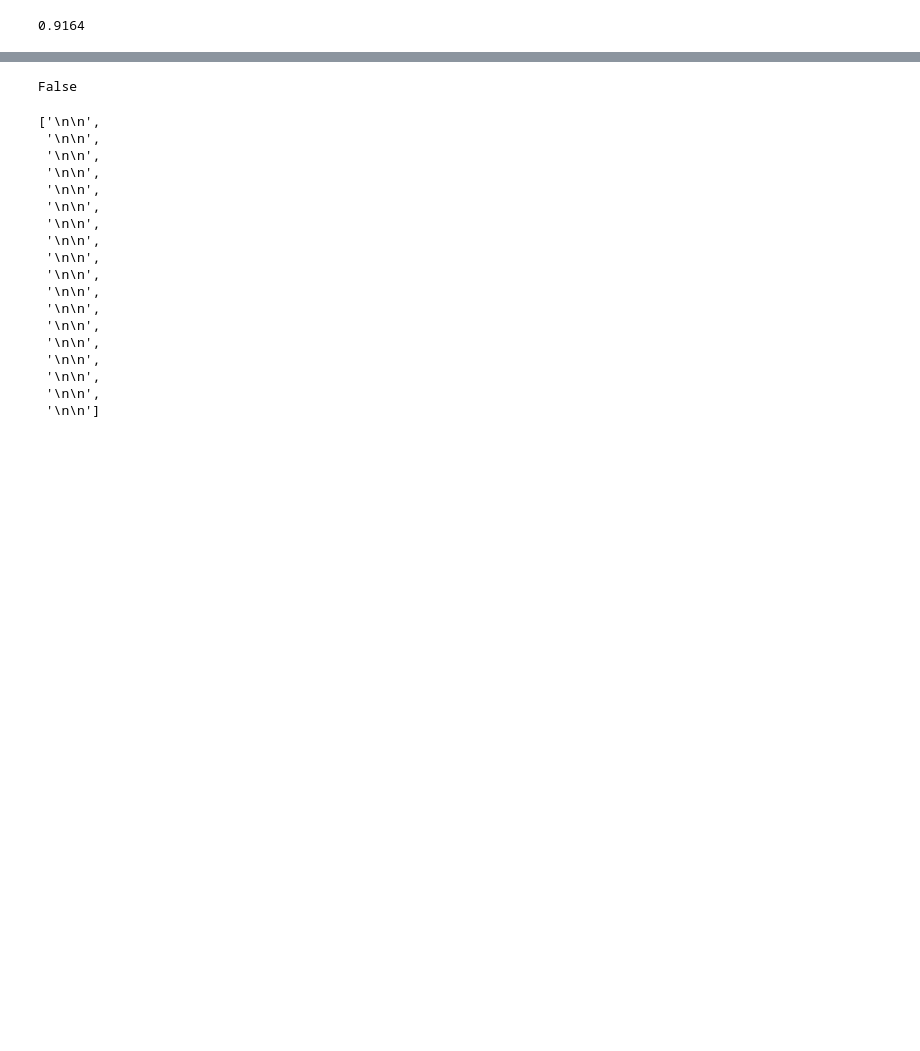
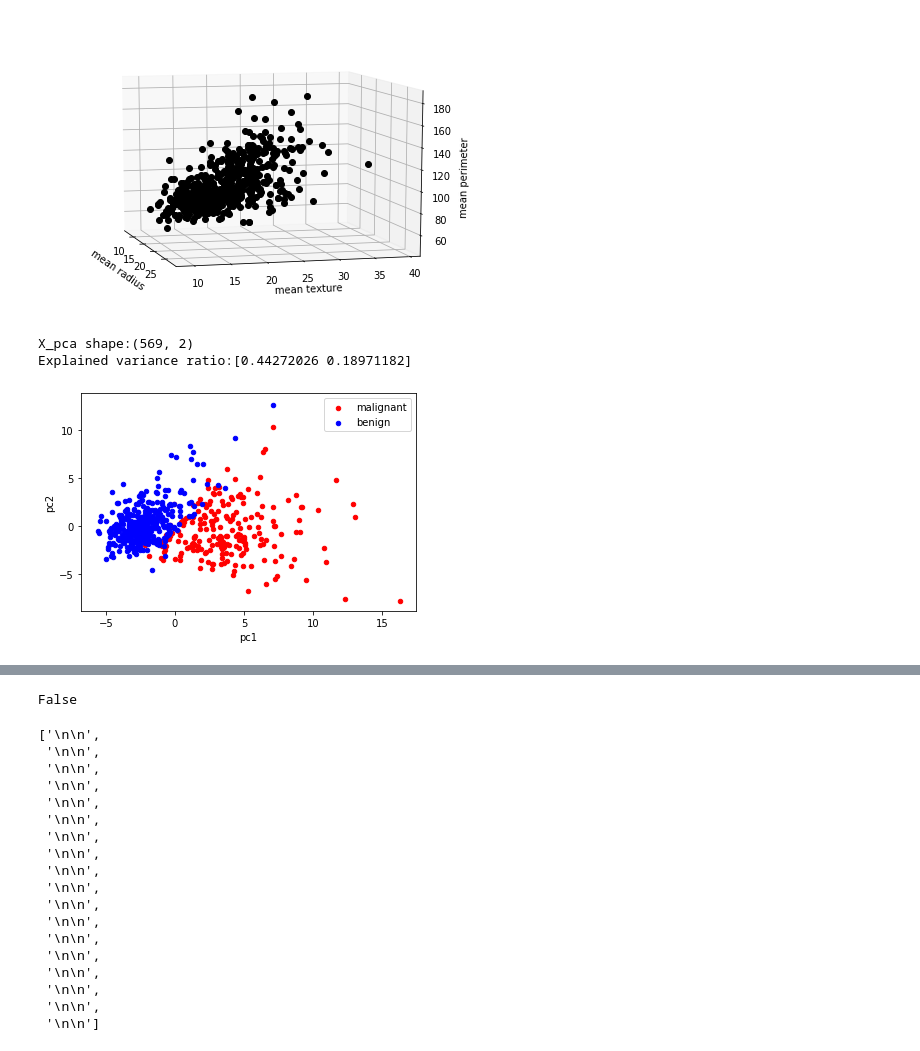
Before and after one commit to tsuchida5030/techgym_ai, a Jupyter notebook: Chapter_1/AI_running_1.ipynb, the cells around one changed output, grey strips where cells are left out. Drawn from its saved outputs; the diff is of its cells as text; code cells hidden in the pictures; blank space fills up the shorter version.

```diff
--- a/Chapter_1/AI_running_1.ipynb
+++ b/Chapter_1/AI_running_1.ipynb
@@ -231,4 +1,64 @@ plt.scatter(X_std[:, 0], X_std[:, 1])
-# %%
-X[:,1].max()
-# %% [output]
-0.9164
+# %%
+#AI-TECHGYM-1-6-A-1
+#教師なし学習 PCA
+
+#データ加工・処理・分析ライブラリ
+import pandas as pd
+
+#可視化ライブラリ
+import matplotlib.pyplot as plt
+from mpl_toolkits.mplot3d import Axes3D
+%matplotlib inline
+
+#インポート
+from sklearn.preprocessing import StandardScaler
+from sklearn.decomposition import PCA
+
+#乳がんデータを読み込むためのインポート
+from sklearn.datasets import load_breast_cancer
+
+#乳がんデータの取得
+cancer = load_breast_cancer()
+
+#三次元のグラフ
+fig = plt.figure()
+ax_3d = Axes3D(fig)
+ax_3d.set_xlabel(cancer.feature_names[0])
+ax_3d.set_ylabel(cancer.feature_names[1])
+ax_3d.set_zlabel(cancer.feature_names[2])
+ax_3d.view_init(elev=10., azim=-15)
+ax_3d.plot(cancer.data[:,0],cancer.data[:,1],cancer.data[:,2],marker="o",linestyle='None',color='black')
+plt.show()
+
+#標準化
+sc = StandardScaler()
+sc.fit(cancer.data)
+X_std = sc.transform(cancer.data)
+
+#主成分分析
+pca = PCA(n_components=2)
+pca.fit(X_std)
+X_pca = pca.transform(X_std)
+
+#属性表示
+print('X_pca shape:{}'.format(X_pca.shape))
+print('Explained variance ratio:{}'.format(pca.explained_variance_ratio_))
+
+#列にラベルをつける、1つ目が第1主成分、2つ目が第2主成分
+X_pca = pd.DataFrame(X_pca, columns=['pc1','pc2'])
+
+#上のデータに、目的変数（cancer.target）を紐づける、横に結合
+X_pca = pd.concat([X_pca, pd.DataFrame(cancer.target, columns=['target'])], axis=1)
+
+#悪性、良性を分ける
+pca_malignant = X_pca[X_pca['target']==0]
+pca_benign = X_pca[X_pca['target']==1]
+
+#悪性、良性をプロット
+ax = pca_malignant.plot.scatter(x='pc1', y='pc2', color='red', label='malignant');
+pca_benign.plot.scatter(x='pc1', y='pc2', color='blue', label='benign', ax=ax);
+# %% [output]
+[figure, added]
+X_pca shape:(569, 2)
+Explained variance ratio:[0.44272026 0.18971182]
+[figure, added]
```
Also changed, not shown: parts of 4 cells of this notebook, 2 other files.
